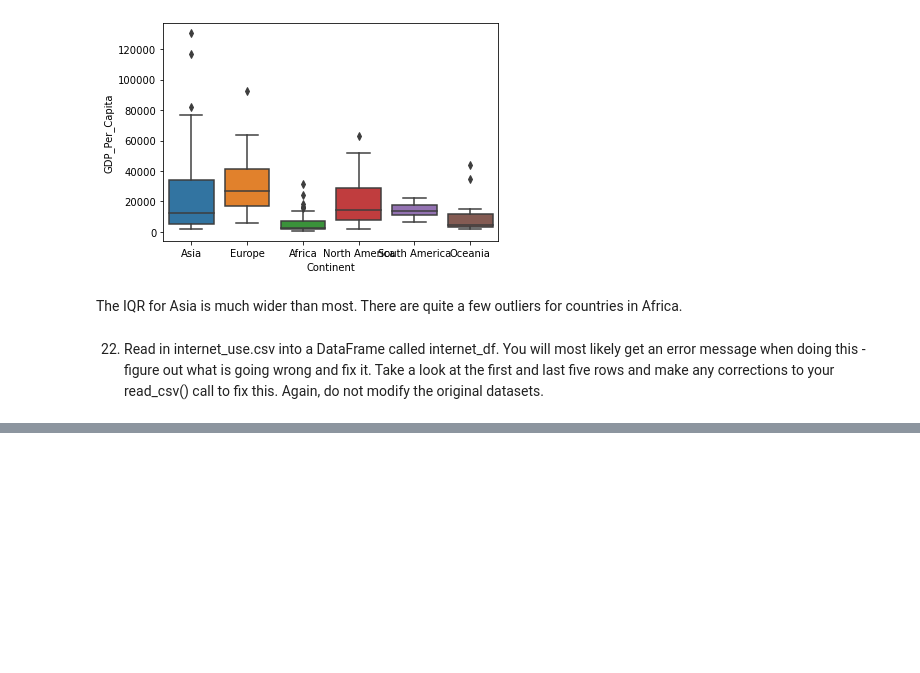
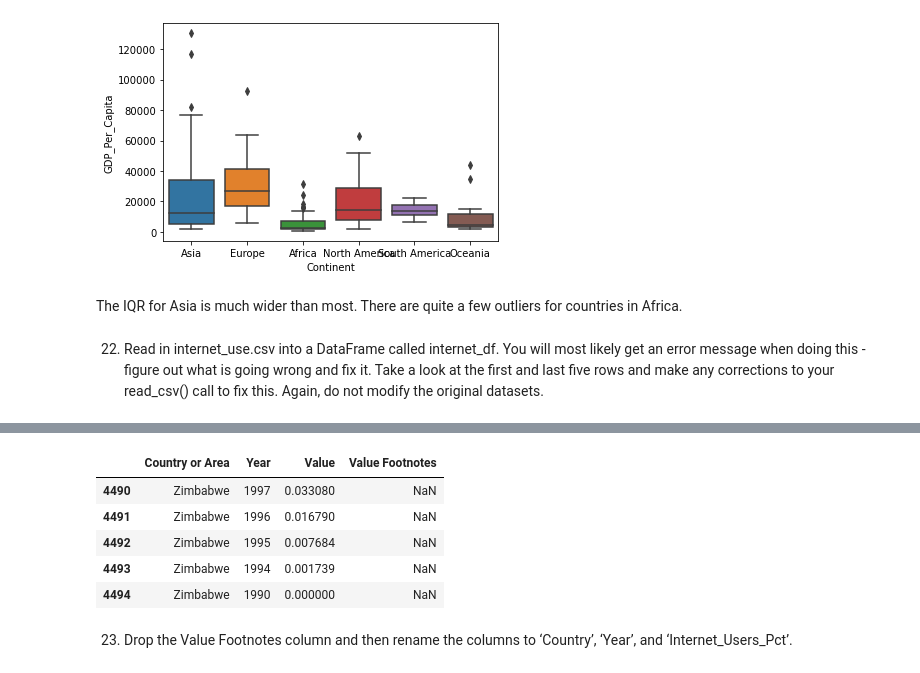
Before and after one commit to nss-data-science-cohort-4/dq1-undata-ocnrandolph, a Jupyter notebook: notebooks/UN_Data_Exploration.ipynb, the cells around one changed output, grey strips where cells are left out. Cells and saved outputs as stored; diff of their text form; code cells hidden in the pictures; blank space fills up the shorter version.

```diff
--- a/notebooks/UN_Data_Exploration.ipynb
+++ b/notebooks/UN_Data_Exploration.ipynb
@@ -534,0 +542,11 @@ ParserError: Error tokenizing data. C error: Expected 4 fields in line 4675, saw
+# %%
+internet_df.tail()
+# %% [output]
+|  | Country or Area | Year | Value | Value Footnotes |
+| 4490 | Zimbabwe | 1997 | 0.033080 | NaN |
+| 4491 | Zimbabwe | 1996 | 0.016790 | NaN |
+| 4492 | Zimbabwe | 1995 | 0.007684 | NaN |
+| 4493 | Zimbabwe | 1994 | 0.001739 | NaN |
+| 4494 | Zimbabwe | 1990 | 0.000000 | NaN |
+# %% [markdown]
+23. Drop the Value Footnotes column and then rename the columns to ‘Country’, ‘Year’, and ‘Internet_Users_Pct’.
```
Also changed, not shown: parts of 14 cells of this notebook.
